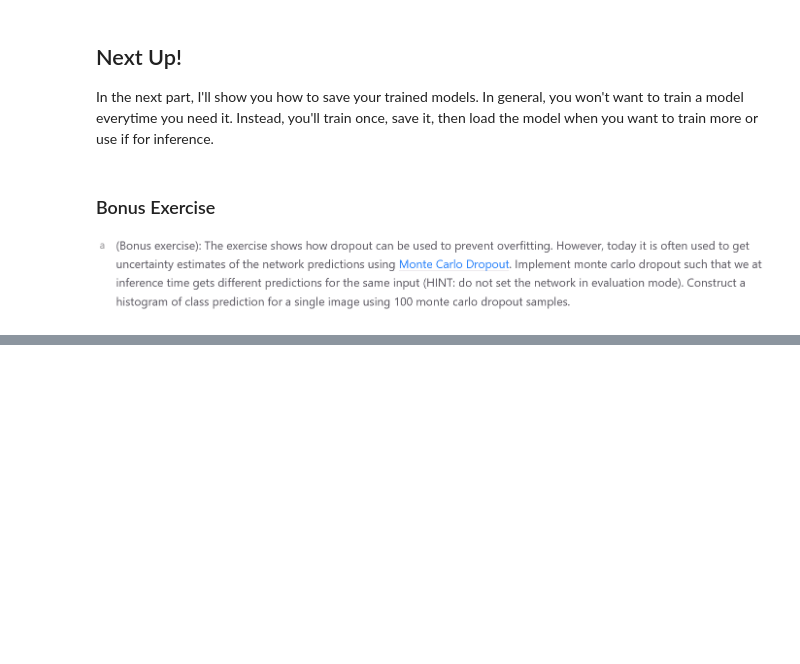
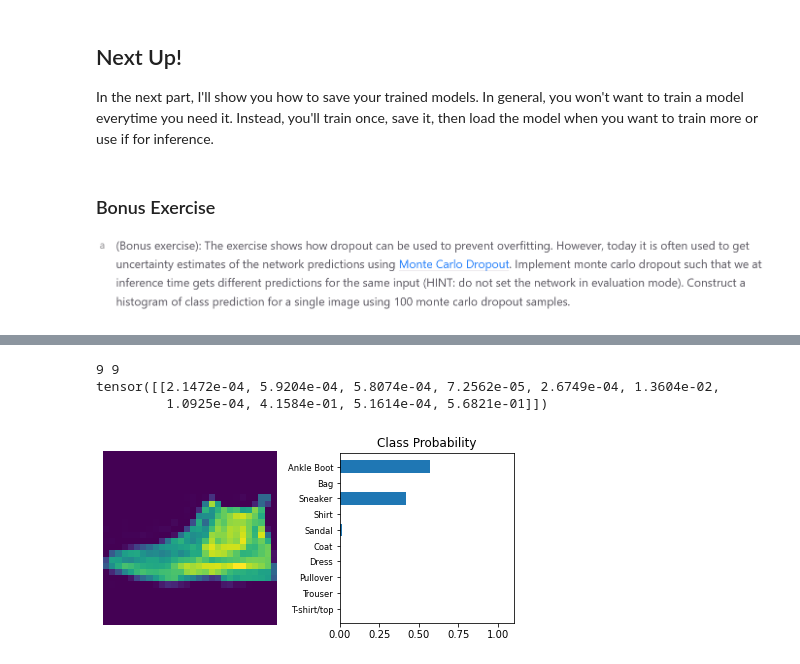
Before and after one commit to LaurineDargaud/dtu_mlops, a Jupyter notebook: s1_getting_started/exercise_files/5_Inference_and_Validation.ipynb, the cells around one changed output, grey strips where cells are left out. Drawn from its saved outputs; the diff is of its cells as text; code cells hidden in the pictures; blank space fills up the shorter version.

```diff
--- a/s1_getting_started/exercise_files/5_Inference_and_Validation.ipynb
+++ b/s1_getting_started/exercise_files/5_Inference_and_Validation.ipynb
@@ -314,0 +341,20 @@ In the next part, I'll show you how to save your trained models. In general, you
+# %%
+# Compare without Monte Carlo Dropout
+model.eval()
+
+# Calculate the class probabilities (softmax) for img
+with torch.no_grad():
+    output = model.forward(img)
+
+ps = torch.exp(output)
+
+# Plot the image and probabilities
+helper.view_classify(img.view(1, 28, 28), ps, version='Fashion')
+
+print(lbl.item(), torch.topk(ps, 1).indices.item())
+print(ps)
+# %% [output]
+9 9
+tensor([[2.1472e-04, 5.9204e-04, 5.8074e-04, 7.2562e-05, 2.6749e-04, 1.3604e-02,
+         1.0925e-04, 4.1584e-01, 5.1614e-04, 5.6821e-01]])
+[figure, added]
```
Also changed, not shown: parts of 3 cells of this notebook.
